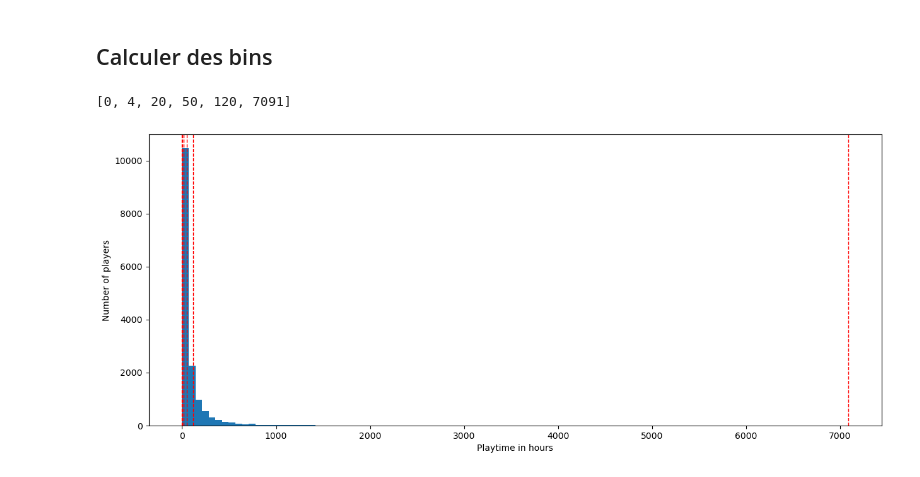
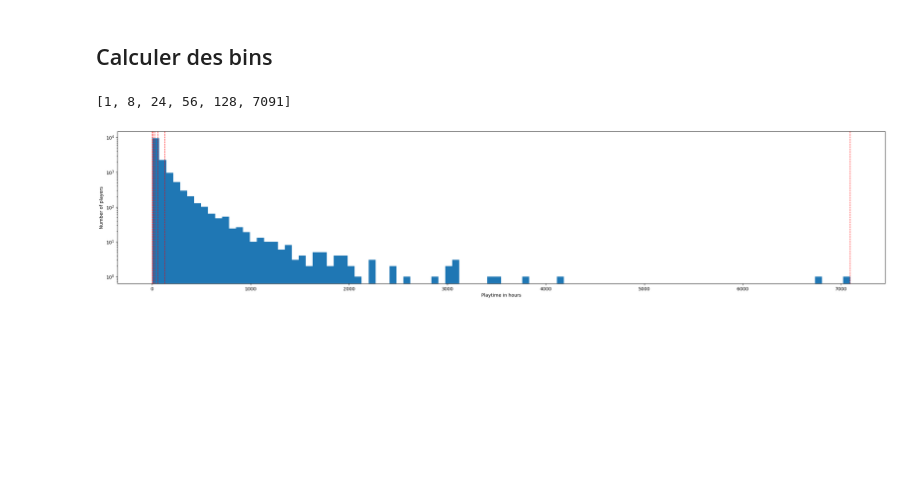
Before and after one commit to FrancoisHUP/INF8810_TP2, a Jupyter notebook: pretraitement_items.ipynb, the cells around one changed output. Drawn from its saved outputs; the diff is of its cells as text; code cells hidden in the pictures; blank space fills up the shorter version.

```diff
--- a/pretraitement_items.ipynb
+++ b/pretraitement_items.ipynb
@@ -180,23 +180,25 @@ games_df.to_csv('./data_csv/games_data_bins.csv', index=False)
 # %%
 import matplotlib.pyplot as plt
 
 # cs_go = user_games_df[user_games_df['game_id'] == 730]
 users_playtime = user_games_df[user_games_df['game_id'] == 8930]
+# remove 0
+users_playtime = users_playtime[users_playtime['playtime'] > 0]
 
 playtime = users_playtime['playtime']
 num_bins = 5
 
 # pour avoir des bins de même taille (meme nombre de joueurs dans chaque bin)
 bin_edges = np.percentile(playtime, np.linspace(0, 100, num_bins + 1)).astype(int).tolist()
 print(bin_edges)
 
-plt.figure(figsize=(15, 6))
-plt.hist(users_playtime['playtime'], bins=100)
+plt.figure(figsize=(30, 6))
+plt.hist(users_playtime['playtime'], bins=100, log=True)
 plt.xlabel('Playtime in hours')
 plt.ylabel('Number of players')
 for edge in bin_edges:
     plt.axvline(edge, color='r', linestyle='dashed', linewidth=1)
 plt.show()
 # %% [output]
-[0, 4, 20, 50, 120, 7091]
+[1, 8, 24, 56, 128, 7091]
-[figure, old version]
+[figure, new version]
```
